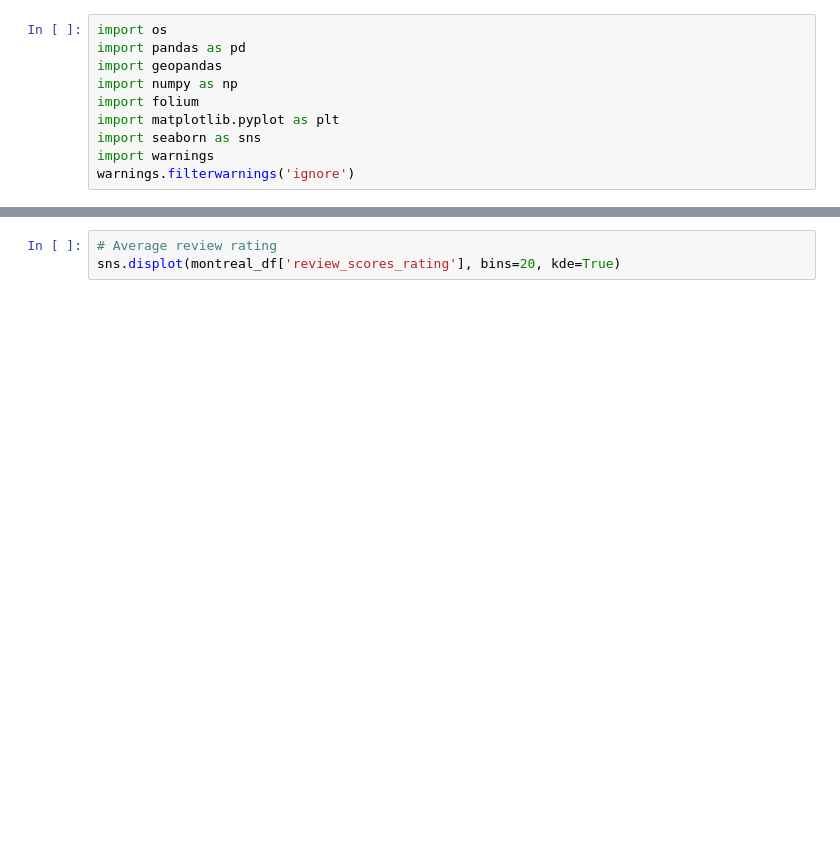
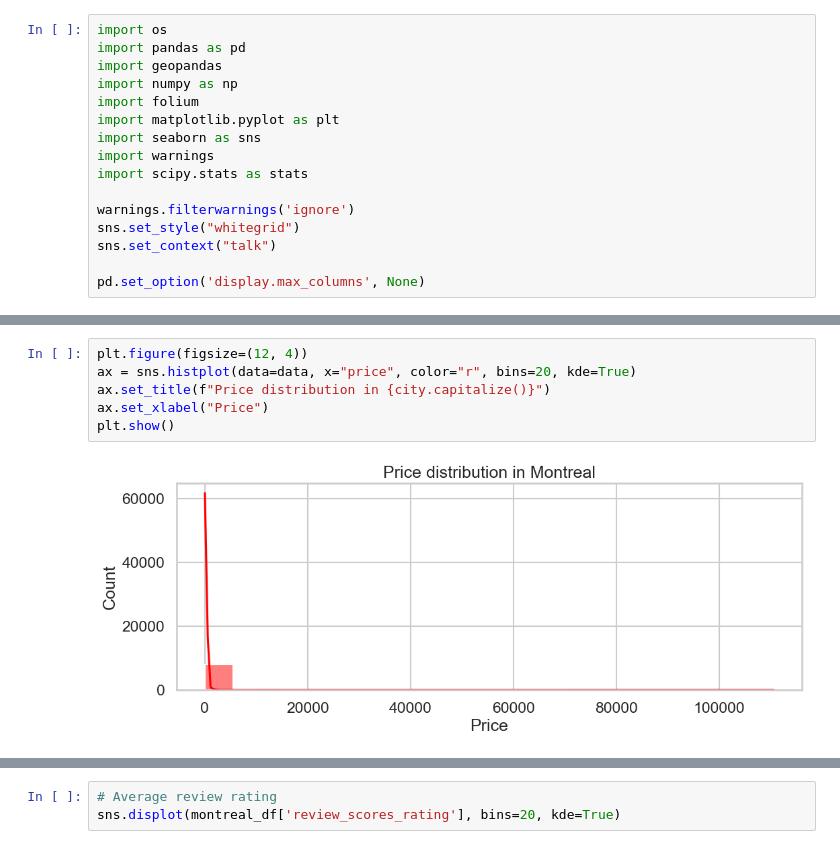
Before and after one commit to rohankumar586/AirBnb_price_predictor, a Jupyter notebook: code_Lakshya.ipynb, the cells around one changed output, grey strips where cells are left out. Drawn from its saved outputs; the diff is of its cells as text; blank space fills up the shorter version.

```diff
--- a/code_Lakshya.ipynb
+++ b/code_Lakshya.ipynb
@@ -7,4 +9,10 @@ import folium
 import matplotlib.pyplot as plt
 import seaborn as sns
 import warnings
+import scipy.stats as stats
+
 warnings.filterwarnings('ignore')
+sns.set_style("whitegrid")
+sns.set_context("talk")
+
+pd.set_option('display.max_columns', None)
@@ -77,0 +111,8 @@ montreal_df.head()
+# %%
+plt.figure(figsize=(12, 4))
+ax = sns.histplot(data=data, x="price", color="r", bins=20, kde=True)
+ax.set_title(f"Price distribution in {city.capitalize()}")
+ax.set_xlabel("Price")
+plt.show()
+# %% [output]
+[figure, added]
```
Also changed, not shown: parts of 33 cells of this notebook.
